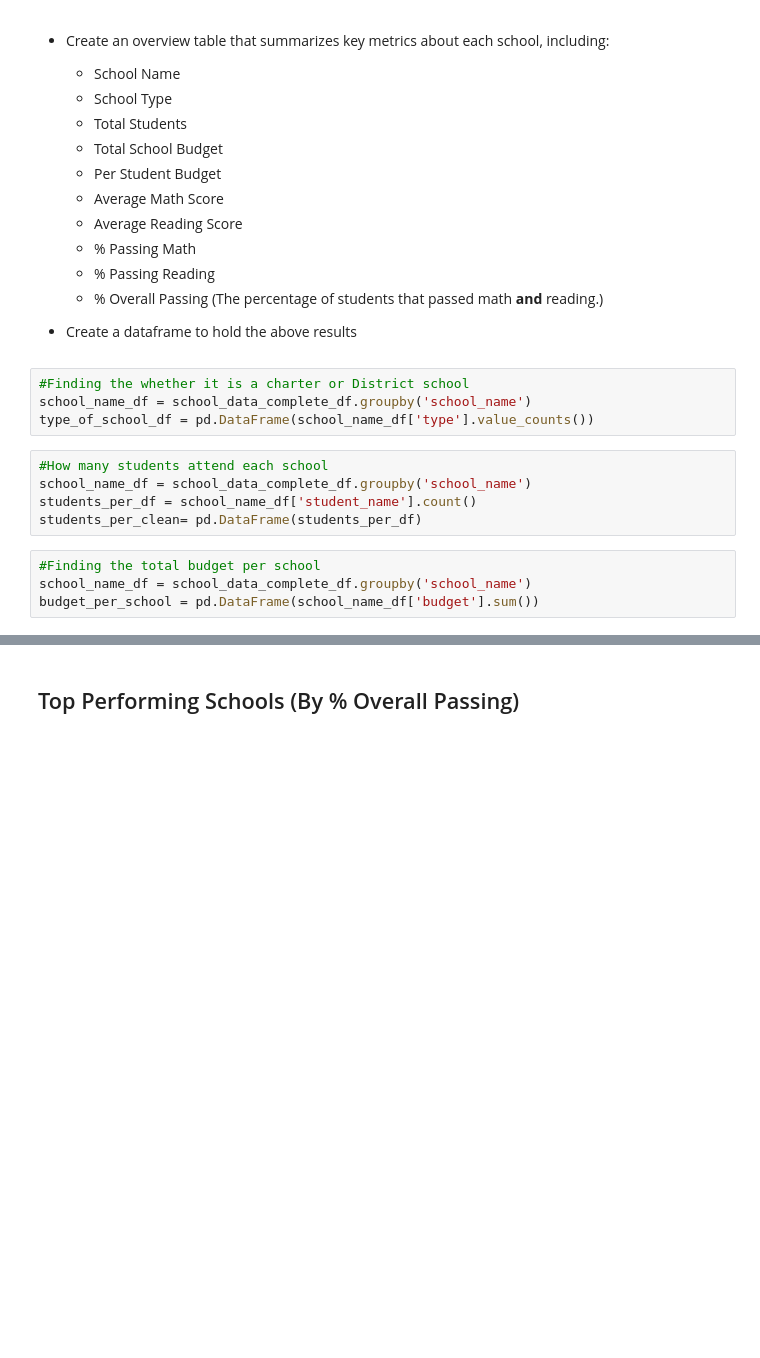
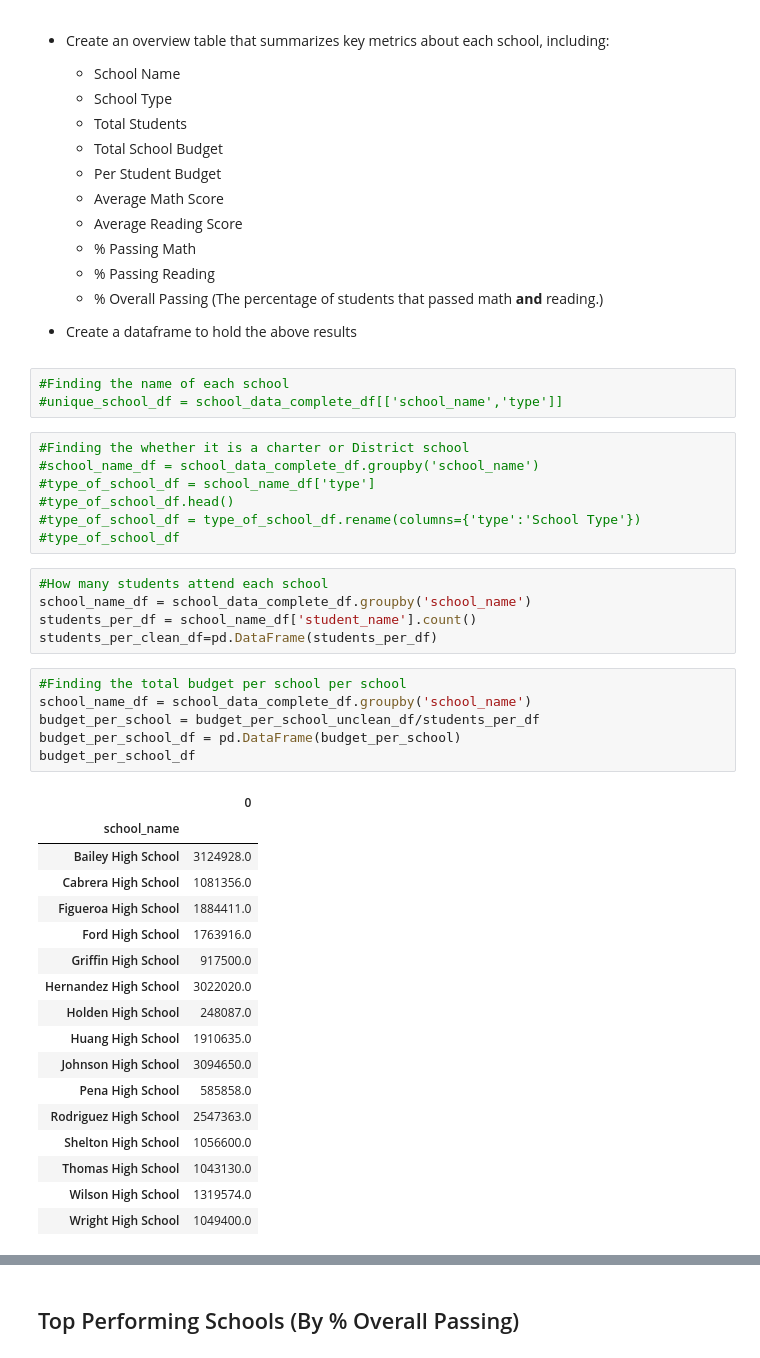
Before and after one commit to j1candel/pandas-challenge, a Jupyter notebook: PyCitySchools/.ipynb, the cells around one changed output, grey strips where cells are left out. Cells and saved outputs as stored; diff of their text form; blank space fills up the shorter version.

```diff
--- a/PyCitySchools/.ipynb
+++ b/PyCitySchools/.ipynb
@@ -138,16 +141,42 @@ summary_df
   * % Overall Passing (The percentage of students that passed math **and** reading.)
 
 * Create a dataframe to hold the above results
+# %%
+#Finding the name of each school
+#unique_school_df = school_data_complete_df[['school_name','type']]
 # %%
 #Finding the whether it is a charter or District school
-school_name_df = school_data_complete_df.groupby('school_name')
-type_of_school_df = pd.DataFrame(school_name_df['type'].value_counts())
+#school_name_df = school_data_complete_df.groupby('school_name')
+#type_of_school_df = school_name_df['type']
+#type_of_school_df.head()
+#type_of_school_df = type_of_school_df.rename(columns={'type':'School Type'})
+#type_of_school_df
 # %%
 #How many students attend each school
 school_name_df = school_data_complete_df.groupby('school_name')
 students_per_df = school_name_df['student_name'].count()
-students_per_clean= pd.DataFrame(students_per_df)
+students_per_clean_df=pd.DataFrame(students_per_df)
 # %%
-#Finding the total budget per school
+#Finding the total budget per school per school
 school_name_df = school_data_complete_df.groupby('school_name')
-budget_per_school = pd.DataFrame(school_name_df['budget'].sum())
+budget_per_school = budget_per_school_unclean_df/students_per_df
+budget_per_school_df = pd.DataFrame(budget_per_school)
+budget_per_school_df
+# %% [output]
+|  | 0 |
+| school_name |  |
+| Bailey High School | 3124928.0 |
+| Cabrera High School | 1081356.0 |
+| Figueroa High School | 1884411.0 |
+| Ford High School | 1763916.0 |
+| Griffin High School | 917500.0 |
+| Hernandez High School | 3022020.0 |
+| Holden High School | 248087.0 |
+| Huang High School | 1910635.0 |
+| Johnson High School | 3094650.0 |
+| Pena High School | 585858.0 |
+| Rodriguez High School | 2547363.0 |
+| Shelton High School | 1056600.0 |
+| Thomas High School | 1043130.0 |
+| Wilson High School | 1319574.0 |
+| Wright High School | 1049400.0 |
```
Also changed, not shown: parts of 11 cells of this notebook.
